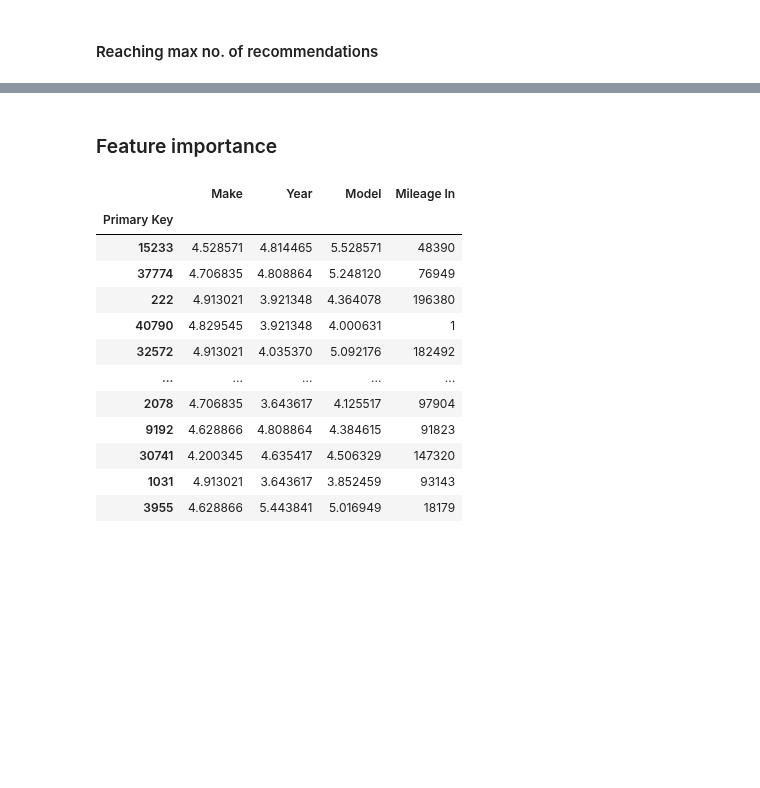
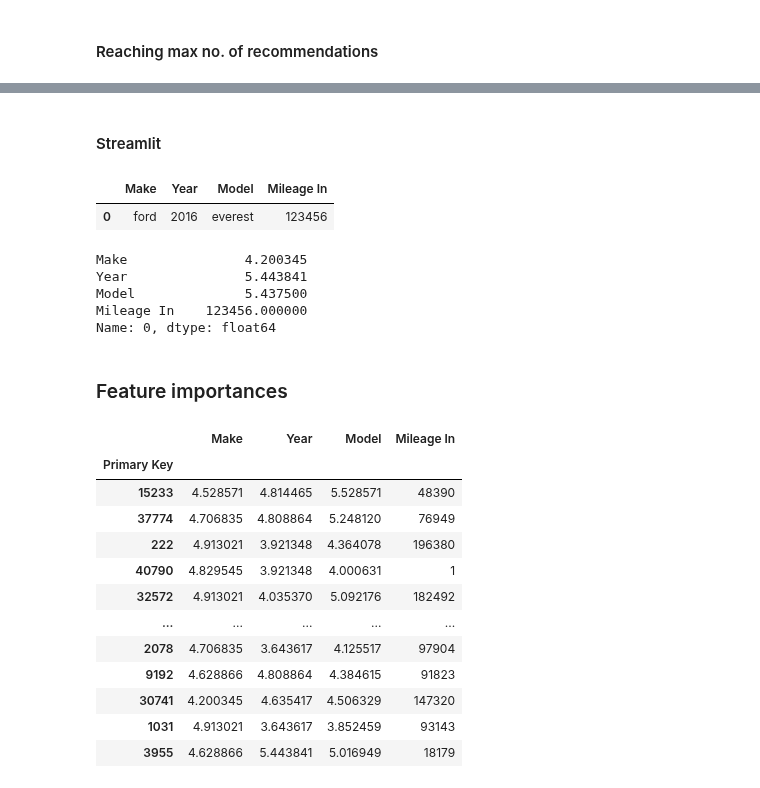
Before and after one commit to just-paul/capstone-autoserved, a Jupyter notebook: Final ntbks/capstone_clean-Model1.ipynb, the cells around one changed output, grey strips where cells are left out. Drawn from its saved outputs; the diff is of its cells as text; code cells hidden in the pictures; blank space fills up the shorter version.

```diff
--- a/Final ntbks/capstone_clean-Model1.ipynb
+++ b/Final ntbks/capstone_clean-Model1.ipynb
@@ -885,5 +880,23 @@ No. of distinct post recomms: 2
+# %% [markdown]
+#### Streamlit
+# %%
+# formatting the test sample
+
+a = pd.DataFrame({'Make':'ford', 'Year':2016, 'Model':'everest', 'Mileage In':123456}, index=[0])
+a
+# %% [output]
+|  | Make | Year | Model | Mileage In |
+| 0 | ford | 2016 | everest | 123456 |
+# %%
+encoder.transform(a).iloc[0]
+# %% [output]
+Make               4.200345
+Year               5.443841
+Model              5.437500
+Mileage In    123456.000000
+Name: 0, dtype: float64
 # %% [markdown]
-### Feature importance
+### Feature importances
 # %%
 sampler = RandomOverSampler()
 # %%
```
Also changed, not shown: parts of 16 cells of this notebook, 1 other file.
